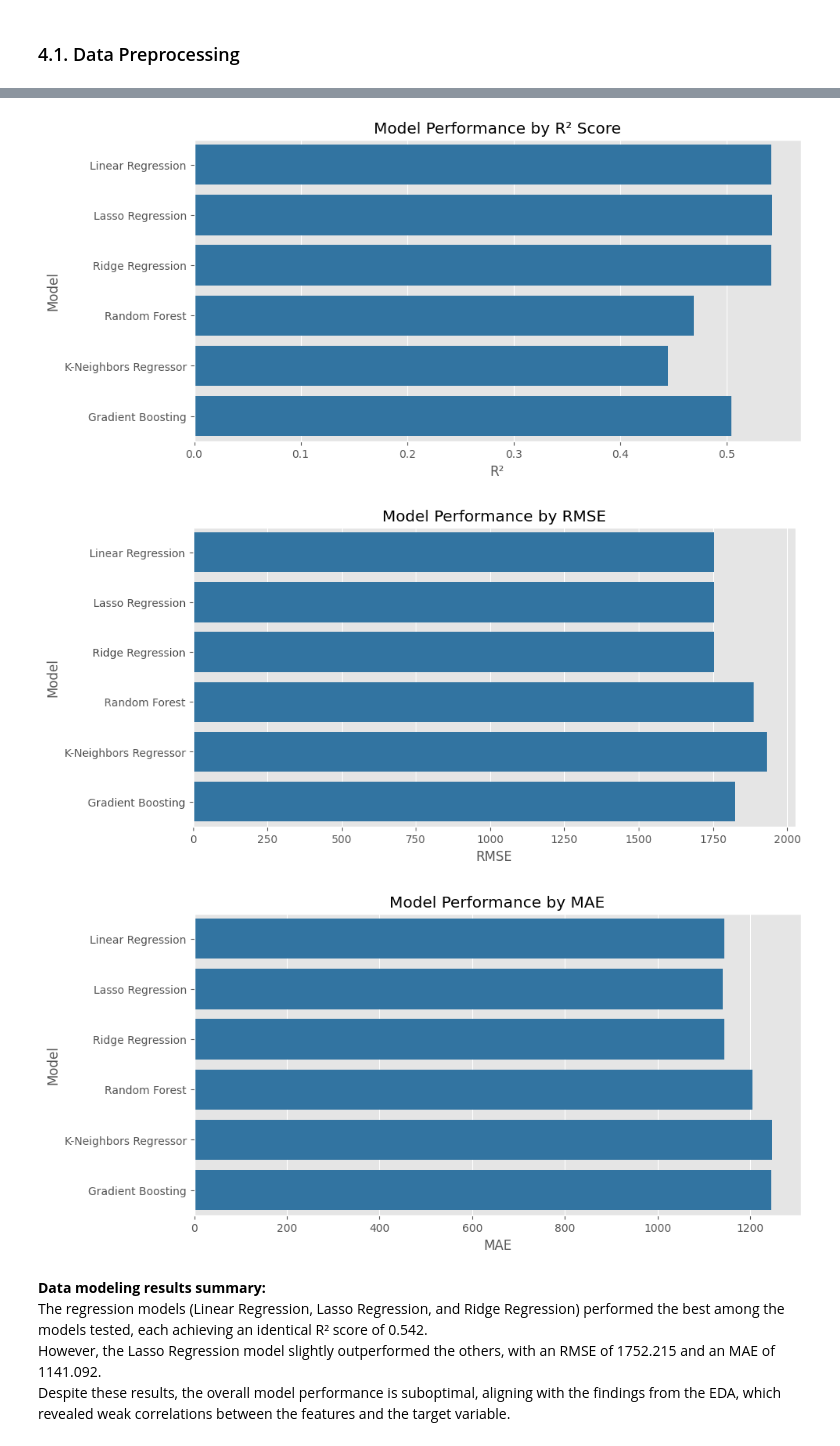
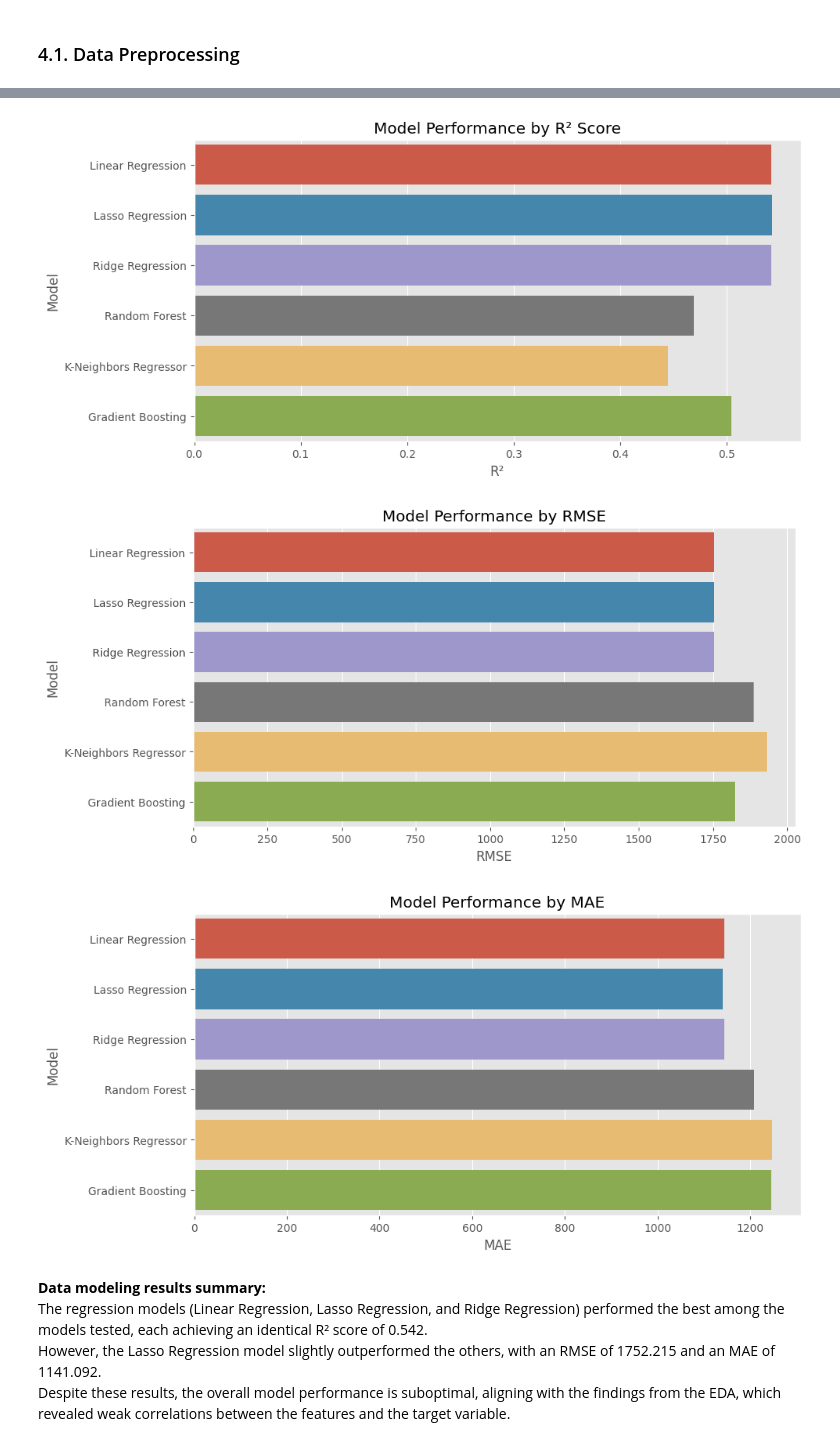
Before and after one commit to ltiongl/data-analytics-portfolio-projects, a Jupyter notebook: retail-sales/retail_sales.ipynb, the cells around one changed output, grey strips where cells are left out. Drawn from its saved outputs; the diff is of its cells as text; code cells hidden in the pictures.

```diff
--- a/retail-sales/retail_sales.ipynb
+++ b/retail-sales/retail_sales.ipynb
@@ -384,25 +407,25 @@ MAE: 1245.398
 # %%
 # Plot R² chart
 plt.figure(figsize=(10, 5))
-sns.barplot(x='R²', y='Model', data=df_results, color='#1f77b4')
+sns.barplot(x='R²', y='Model', data=df_results, hue='Model')
 plt.title('Model Performance by R² Score')
 plt.show()
 
 # Plot RMSE chart
 plt.figure(figsize=(10, 5))
-sns.barplot(x='RMSE', y='Model', data=df_results, color='#1f77b4')
+sns.barplot(x='RMSE', y='Model', data=df_results, hue='Model')
 plt.title('Model Performance by RMSE')
 plt.show()
 
 # Plot MAE chart
 plt.figure(figsize=(10, 5))
-sns.barplot(x='MAE', y='Model', data=df_results, color='#1f77b4')
+sns.barplot(x='MAE', y='Model', data=df_results, hue='Model')
 plt.title('Model Performance by MAE')
 plt.show()
 # %% [output]
-[figure, old version]
+[figure, new version]
-[figure, old version]
+[figure, new version]
-[figure, old version]
+[figure, new version]
 # %% [markdown]
 **Data modeling results summary:**
 The regression models (Linear Regression, Lasso Regression, and Ridge Regression) performed the best among the models tested, each achieving an identical R² score of 0.542.
```
Also changed, not shown: parts of 2 cells of this notebook.
